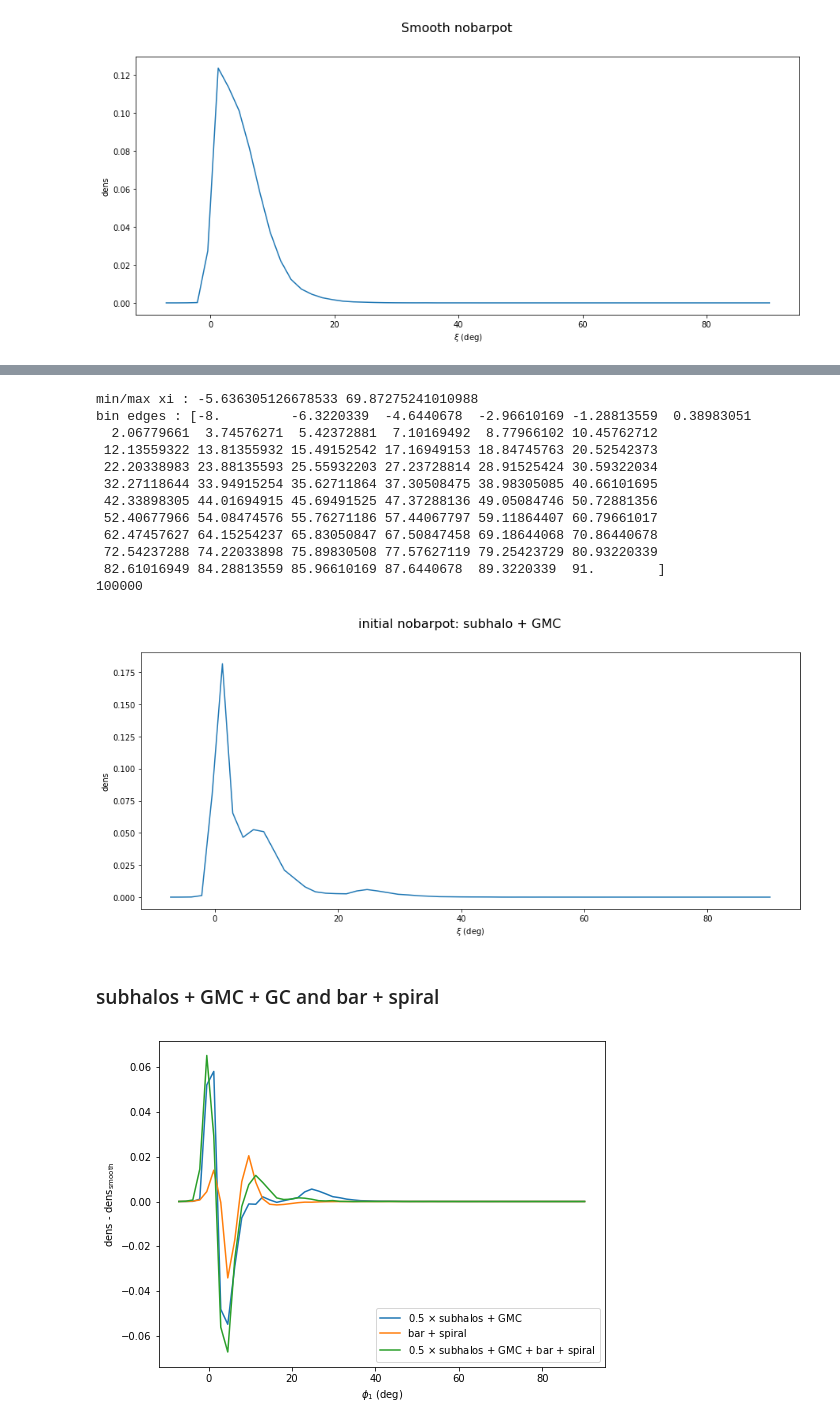
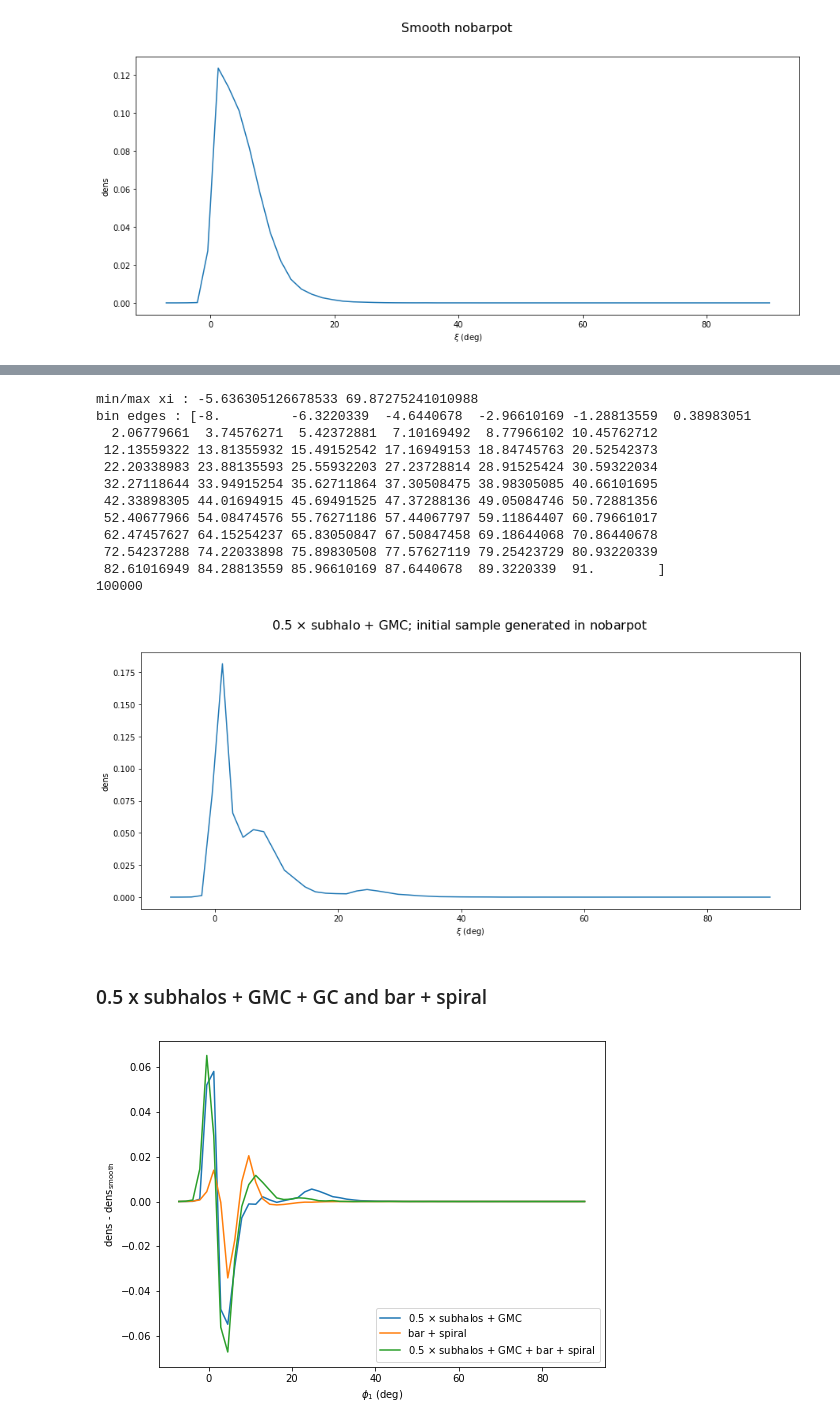
Before and after one commit to nbanik/Analyze_GD-1, a Jupyter notebook: spraydf_combine_bar+spiral and subhalos.ipynb, the cells around one changed output, grey strips where cells are left out. Drawn from its saved outputs; the diff is of its cells as text; code cells hidden in the pictures.

```diff
--- a/spraydf_combine_bar+spiral and subhalos.ipynb
+++ b/spraydf_combine_bar+spiral and subhalos.ipynb
@@ -971,37 +968,37 @@ for ii in range(200):
     for jj in range(len(R)):
         R_subGMC_nobarpot.append(R[jj])
         phi_subGMC_nobarpot.append(phi[jj])
         z_subGMC_nobarpot.append(z[jj])
 
 xi_subGMC_nobarpot,eta_subGMC_nobarpot=galcencyl_to_xieta(R_subGMC_nobarpot,phi_subGMC_nobarpot,z_subGMC_nobarpot)
 
 midxi_subGMC_nobarpot,dens_subGMC_nobarpot=bin_full_stream(xi_subGMC_nobarpot)
 
 plt.figure(figsize=(15,6))
-plt.suptitle("initial nobarpot: subhalo + GMC",fontsize=16)
+plt.suptitle(r"0.5 $\times$ subhalo + GMC; initial sample generated in nobarpot",fontsize=16)
 #plt.subplot(1,2,1)
 #plt.scatter(p1_nobarpot,p2_nobarpot)
 plt.plot(midxi_subGMC_nobarpot,dens_subGMC_nobarpot)
 plt.ylabel("dens")
 plt.xlabel(r'$\xi$ (deg)')
 
 plt.show()
 # %% [output]
 min/max xi : -5.636305126678533 69.87275241010988
 bin edges : [-8.         -6.3220339  -4.6440678  -2.96610169 -1.28813559  0.38983051
   2.06779661  3.74576271  5.42372881  7.10169492  8.77966102 10.45762712
  12.13559322 13.81355932 15.49152542 17.16949153 18.84745763 20.52542373
  22.20338983 23.88135593 25.55932203 27.23728814 28.91525424 30.59322034
  32.27118644 33.94915254 35.62711864 37.30508475 38.98305085 40.66101695
  42.33898305 44.01694915 45.69491525 47.37288136 49.05084746 50.72881356
  52.40677966 54.08474576 55.76271186 57.44067797 59.11864407 60.79661017
  62.47457627 64.15254237 65.83050847 67.50847458 69.18644068 70.86440678
  72.54237288 74.22033898 75.89830508 77.57627119 79.25423729 80.93220339
  82.61016949 84.28813559 85.96610169 87.6440678  89.3220339  91.        ]
 100000
-[figure, old version]
+[figure, new version]
 # %% [markdown]
-### subhalos + GMC + GC and bar + spiral
+### 0.5 x subhalos + GMC + GC and bar + spiral
 # %%
 plt.figure(figsize=(8,6))
 plt.plot(midxis,dens_subGMC_nobarpot - dens,label=r"0.5 $\times$ subhalos + GMC")
```
Also changed, not shown: parts of 6 cells of this notebook.
